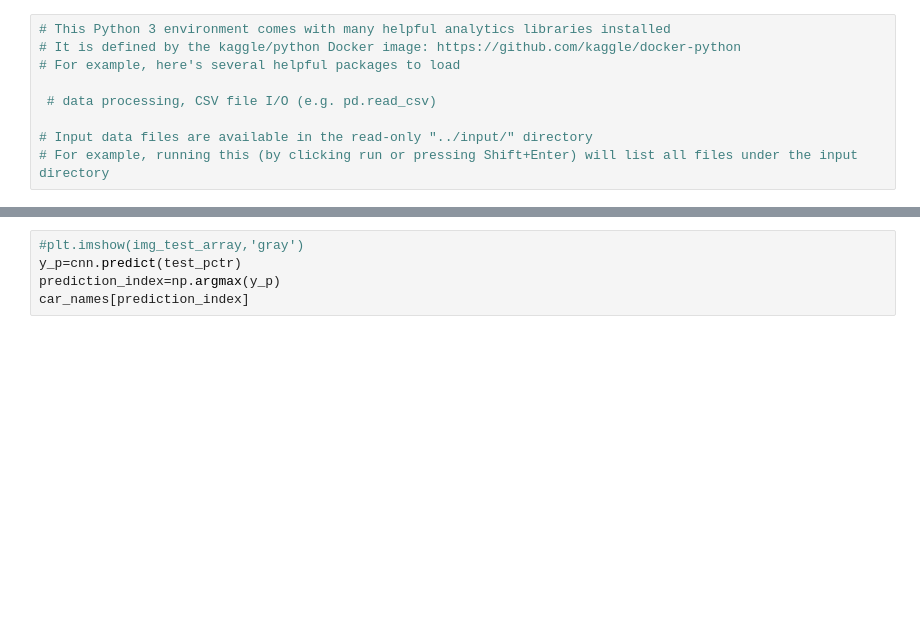
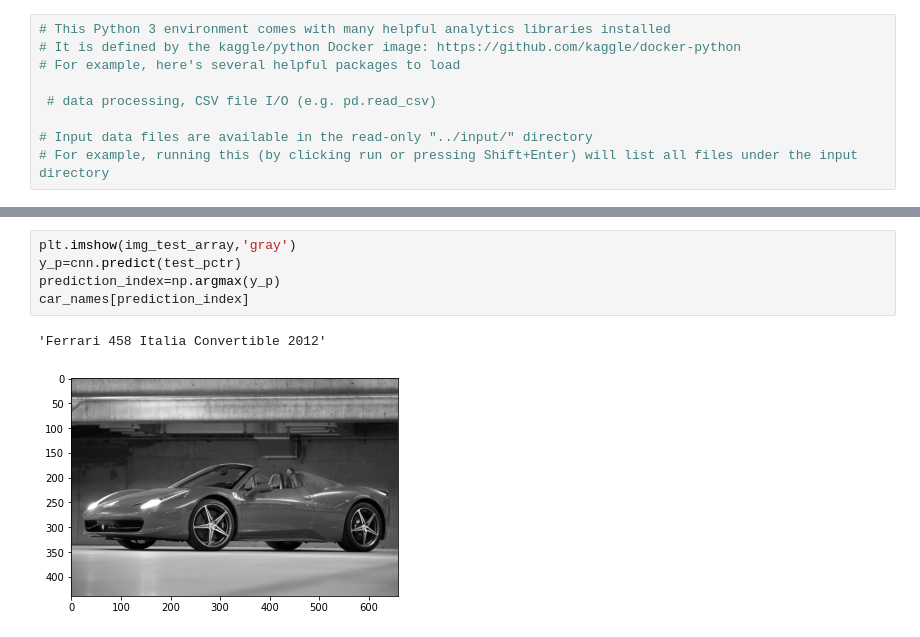
Before and after one commit to abhinavsb3/Car-model-identification-with-numberplate-reading-from-image, a Jupyter notebook: car_model_identificaton/car-model-recognition (7).ipynb, the cells around one changed output, grey strips where cells are left out. Saved outputs shown, nothing was run; the diff lists cells and outputs as text; blank space fills up the shorter version.

```diff
--- a/car_model_identificaton/car-model-recognition (7).ipynb
+++ b/car_model_identificaton/car-model-recognition (7).ipynb
@@ -201,5 +325,8 @@ test_pctr = np.array(n_img_test_array).reshape(-1,img_len,img_wid,1)
 # %%
-#plt.imshow(img_test_array,'gray')
+plt.imshow(img_test_array,'gray')
 y_p=cnn.predict(test_pctr)
 prediction_index=np.argmax(y_p)
 car_names[prediction_index]
+# %% [output]
+'Ferrari 458 Italia Convertible 2012'
+[figure, added]
```
Also changed, not shown: parts of 21 cells of this notebook.
